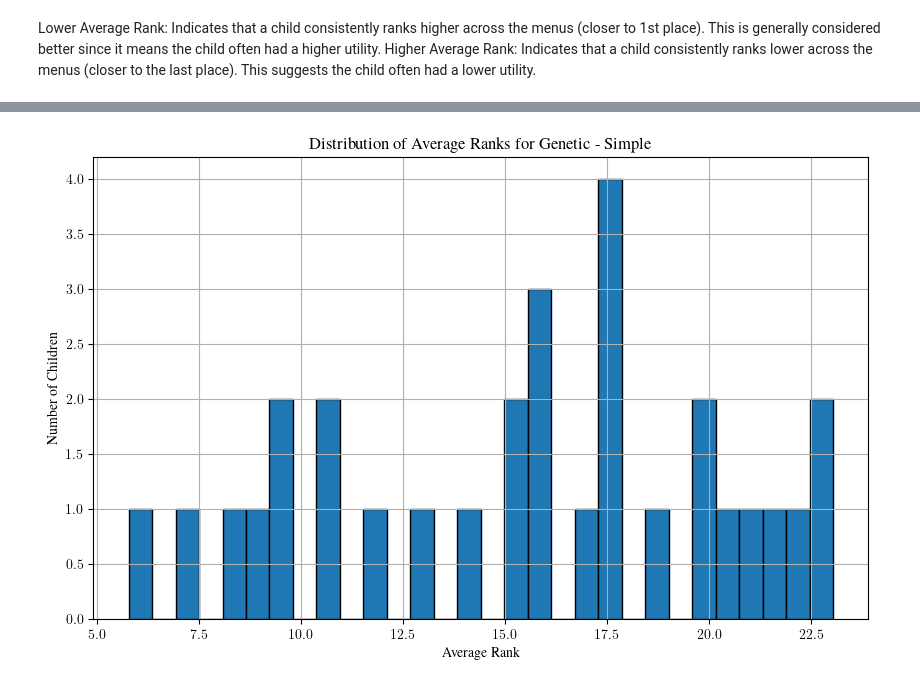
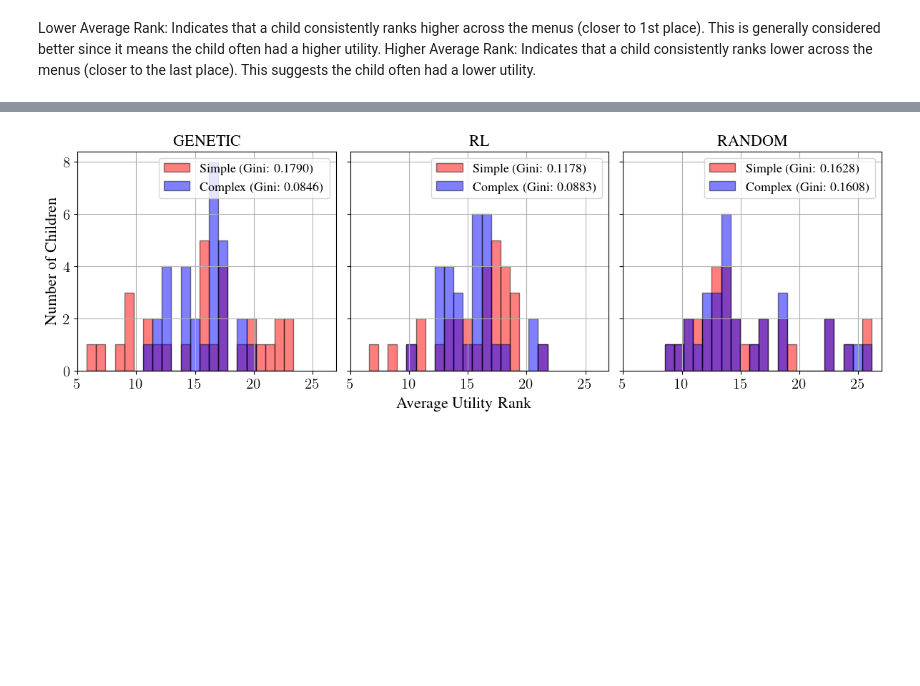
Before and after one commit to Laurie2905-JOHN/Masters_RL, a Jupyter notebook: notebooks/plotting.ipynb, the cells around one changed output, grey strips where cells are left out. Cells and saved outputs as stored; diff of their text form; code cells hidden in the pictures; blank space fills up the shorter version.

```diff
--- a/notebooks/plotting.ipynb
+++ b/notebooks/plotting.ipynb
@@ -3345,6 +3345,15 @@ plt.show()
 # %% [markdown]
 # Exp 6
 # %%
+import json
+import matplotlib.pyplot as plt
+# Configure Matplotlib to use LaTeX for rendering
+plt.rcParams.update({
+    "text.usetex": True,
+    "font.family": "serif",  # Use serif font in conjunction with LaTeX
+    "text.latex.preamble": r"\usepackage{times}",
+})
+
 file_path = "/home/laurie2905/Masters Thesis/Masters_RL/scripts/preference/report_tests/report_saved_data/Exp6/all_results_genetic.json"
 file_path1 = "/home/laurie2905/Masters Thesis/Masters_RL/scripts/preference/report_tests/report_saved_data/Exp6/all_results_prob.json"
 file_path2 = "/home/laurie2905/Masters Thesis/Masters_RL/scripts/preference/report_tests/report_saved_data/Exp6/all_results_RL.json"
@@ -4070,34 +4095,74 @@ def gini_coefficient(array):
     gini = (n + 1 - 2 * np.sum(cumulative_sum) / cumulative_sum[-1]) / n
     return gini
 
-# Loop over methods (genetic, RL)
-for method in methods:
-    if method not in ['genetic', 'RL']:
-        continue
+# Define colors for simple and complex
+colors = {'simple': 'red', 'complex': 'blue'}
 
-    for method_type in ['simple', 'complex']:
+methods = ['genetic', 'RL', 'random']
+method_types = ['simple', 'complex']
+
+# Create subplots
+fig, axs = plt.subplots(1, len(methods), figsize=(12, 4), sharey=True)
+
+for idx, method in enumerate(methods):
+    all_average_ranks = []
+
+    # Collect average ranks for both simple and complex to determine common bins
+    for method_type in method_types:
         # Extract predicted utility data
         menu_keys = sorted(data[method][method_type].keys(), key=int)
-        predicted_utilities = [list(data[method][method_type][menu_key]['predicted_utility'].values()) for menu_key in menu_keys]
+        predicted_utilities = [
+            list(data[method][method_type][menu_key]['predicted_utility'].values())
+            for menu_key in menu_keys
+        ]
 
         # Calculate average ranks
         average_ranks = calculate_average_ranks(predicted_utilities)
+        all_average_ranks.append(average_ranks)
+
+    # Determine common bin edges based on combined data
+    combined_ranks = np.concatenate(all_average_ranks)
+    bin_width = 0.8  # Slightly narrower bars
+    bins = np.arange(combined_ranks.min(), combined_ranks.max() + bin_width, bin_width)
+
+    # Plot histograms for simple and complex
+    for method_type in method_types:
+        average_ranks = all_average_ranks[method_types.index(method_type)]
 
         # Compute Gini coefficient
         gini = gini_coefficient(average_ranks)
         print(f"Gini Coefficient for {method.capitalize()} - {method_type.capitalize()}: {gini:.4f}")
 
-        # Output average ranks for each child
-        for i, avg_rank in enumerate(average_ranks):
-            print(f"Method: {method}, Type: {method_type}, Child {i+1}: Average Rank = {avg_rank:.2f}")
+        # Plot histogram
+        axs[idx].hist(
+            average_ranks,
+            bins=bins,
+            edgecolor='black',
+            alpha=0.5,
+            color=colors[method_type],
+            label=f'{method_type.capitalize()} (Gini: {gini:.4f})'
+        )
 
-        # Plot histogram of average ranks
-        plt.figure(figsize=(10, 6))
-        plt.hist(average_ranks, bins=len(predicted_utilities[0]), edgecolor='black')
-        plt.xlabel('Average Rank')
-        plt.ylabel('Number of Children')
-        plt.title(f'Distribution of Average Ranks for {method.capitalize()} - {method_type.capitalize()}')
-        plt.grid(True)
-        plt.show()
+    # Set titles, labels, and limits
+    axs[idx].set_title(f'{method.upper()}', fontsize=16)
+    axs[idx].tick_params(axis='x', labelsize=15)
+    axs[idx].tick_params(axis='y', labelsize=15)
+    axs[idx].set_xlim(5, 27)  # Set x-axis limits
+    axs[idx].grid(True)
+
+    # Add legend to the last subplot
+    axs[idx].legend(fontsize=13, loc='best')
+
+# Set y-axis label
+axs[0].set_ylabel('Number of Children', fontsize=16)
+
+# Add a shared x-axis label
+fig.text(0.5, 0.01, 'Average Utility Rank', ha='center', fontsize=16)
+
+# Adjust layout
+plt.tight_layout(rect=[0, 0.03, 1, 1])  # Adjust rect to accommodate the x-label
+
+# Display the plot
+plt.show()
 # %% [output]
 Gini Coefficient for Genetic - Simple: 0.1790
@@ -4120 +4174 @@ Method: genetic, Type: simple, Child 30: Average Rank = 19.66
-[figure, old version]
+[figure, new version]
```
Also changed, not shown: parts of 15 cells of this notebook, 3 other files.
